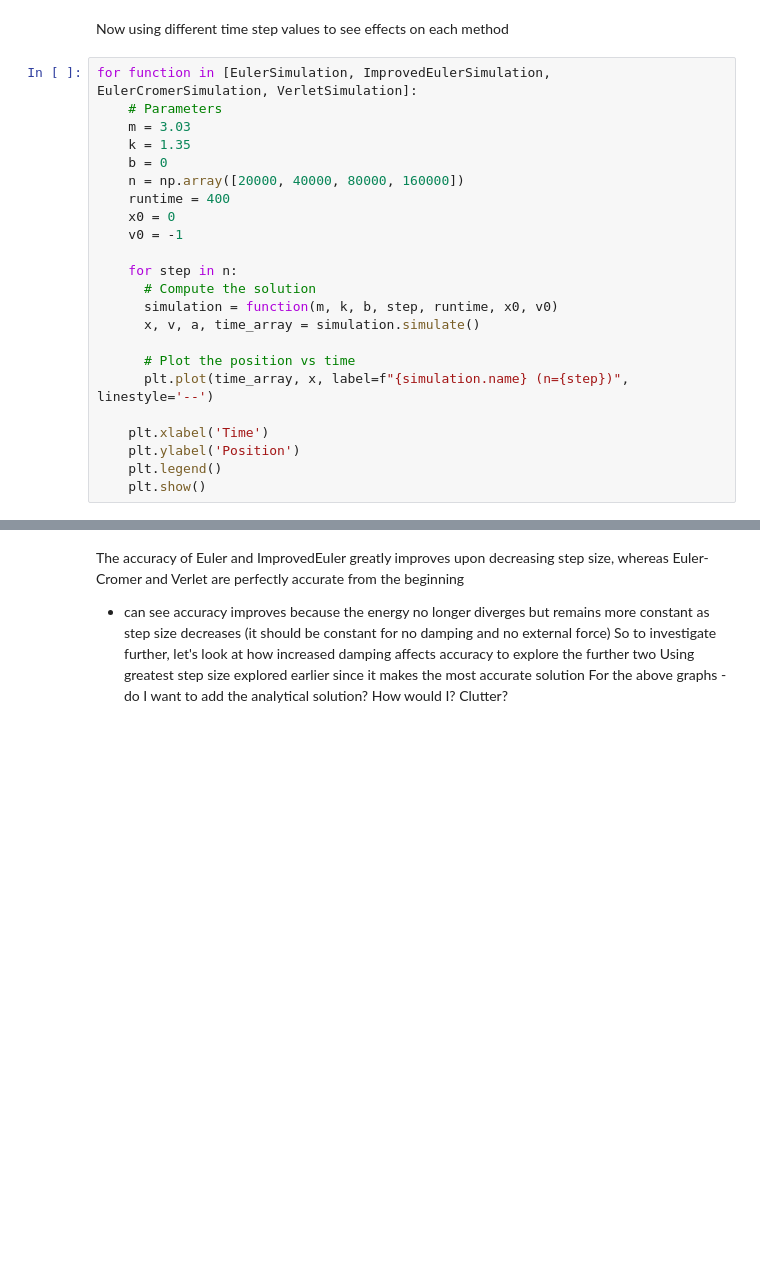
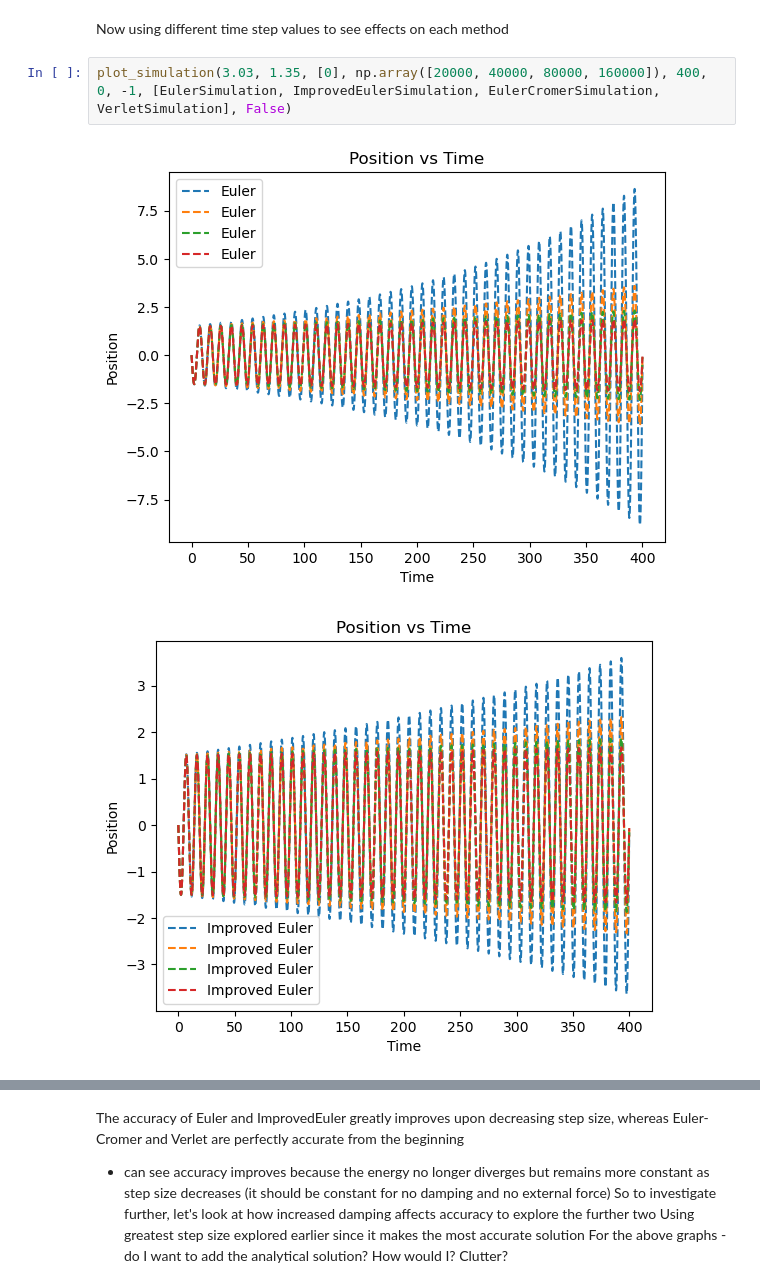
Before and after one commit to david-phelan/computational-physics-project-two, a Jupyter notebook: ProjectTwo.ipynb, the cells around one changed output, grey strips where cells are left out. Saved outputs shown, nothing was run; the diff lists cells and outputs as text; blank space fills up the shorter version.

```diff
--- a/ProjectTwo.ipynb
+++ b/ProjectTwo.ipynb
@@ -360,25 +209,7 @@ for function in [EulerSimulation, ImprovedEulerSimulation, EulerCromerSimulation
 # %% [markdown]
 Now using different time step values to see effects on each method
-# %%
-for function in [EulerSimulation, ImprovedEulerSimulation, EulerCromerSimulation, VerletSimulation]:
-    # Parameters
-    m = 3.03
-    k = 1.35
-    b = 0
-    n = np.array([20000, 40000, 80000, 160000])
-    runtime = 400
-    x0 = 0
-    v0 = -1
-
-    for step in n:
-      # Compute the solution
-      simulation = function(m, k, b, step, runtime, x0, v0)
-      x, v, a, time_array = simulation.simulate()
-
-      # Plot the position vs time
-      plt.plot(time_array, x, label=f"{simulation.name} (n={step})", linestyle='--')
-
-    plt.xlabel('Time')
-    plt.ylabel('Position')
-    plt.legend()
-    plt.show()
+# %%
+plot_simulation(3.03, 1.35, [0], np.array([20000, 40000, 80000, 160000]), 400, 0, -1, [EulerSimulation, ImprovedEulerSimulation, EulerCromerSimulation, VerletSimulation], False)
+# %% [output]
+[figure, added]
+[figure, added]
```
Also changed, not shown: parts of 25 cells of this notebook.
